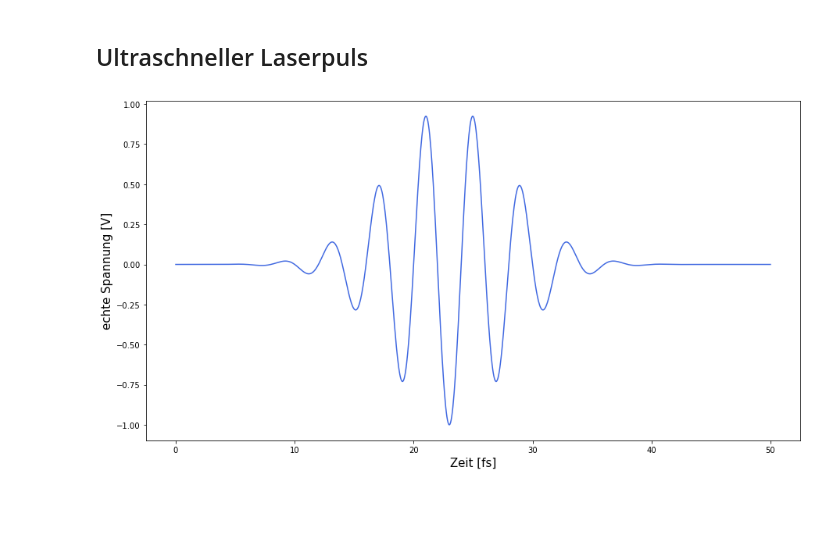
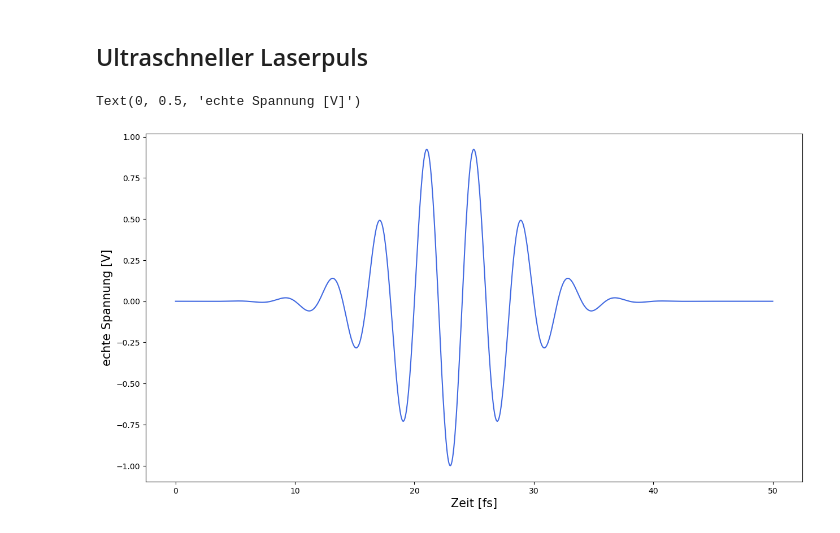
Before and after one commit to fflopsi/datenanalyse, a Jupyter notebook: lectures/05/Kovarianz und Auto-Kovarianz.ipynb, the cells around one changed output. Saved outputs shown, nothing was run; the diff lists cells and outputs as text; code cells hidden in the pictures; blank space fills up the shorter version.

```diff
--- a/lectures/05/Kovarianz und Auto-Kovarianz.ipynb
+++ b/lectures/05/Kovarianz und Auto-Kovarianz.ipynb
@@ -138,22 +147,21 @@ plt.show()
 # %%
 N = 1001 # Länge des Datenvektors
 t = np.linspace(0, (N-1)/20, N) # Zeitvektor in Einheit von Femtosekunden (0.000000000000001 s)
 # das Verhältnis einer fs zu einer Sekunde entspricht dem Verhältnis einer Sekunde zu 32 Mio Jahren
 # t_tot = N fs für unser Beispiel
 
 f_sig = 0.25
 Amp = 1
 pulse_time = 5
 E = Amp*np.sin(2*np.pi*f_sig*t)*np.exp(-0.5*(t-23)**2/pulse_time**2)
 
-plt.figure(figsize=(15, 8))
-plt.plot(t, E, color='royalblue', label="E-Feld")
-plt.axes().set_aspect('auto', 'datalim')
-plt.xlabel('Zeit [fs]', fontsize = 15)
-plt.ylabel('echte Spannung [V]', fontsize = 15)
-plt.show()
+fig, ax = plt.subplots(figsize=(15, 8))
+ax.plot(t, E, color='royalblue', label="E-Feld")
+ax.set_xlabel('Zeit [fs]', fontsize = 15)
+ax.set_ylabel('echte Spannung [V]', fontsize = 15)
 # %% [output]
+Text(0, 0.5, 'echte Spannung [V]')
-[figure, old version]
+[figure, new version]
 # %%
 delta_max = len(E)
 
```
Also changed, not shown: parts of 10 cells of this notebook.
